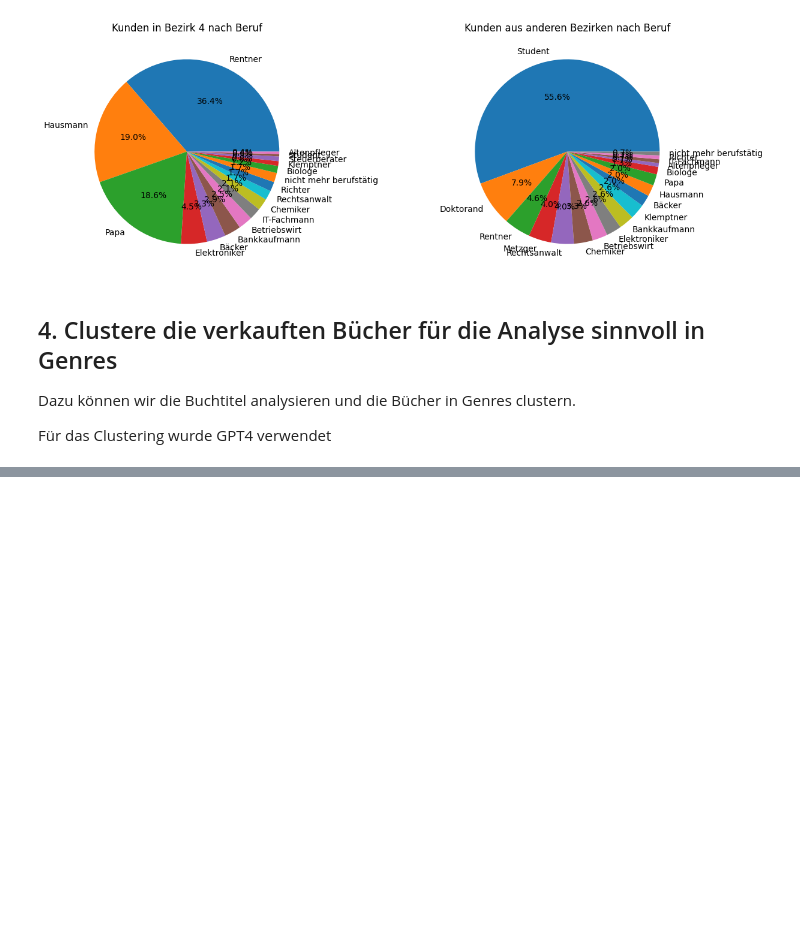
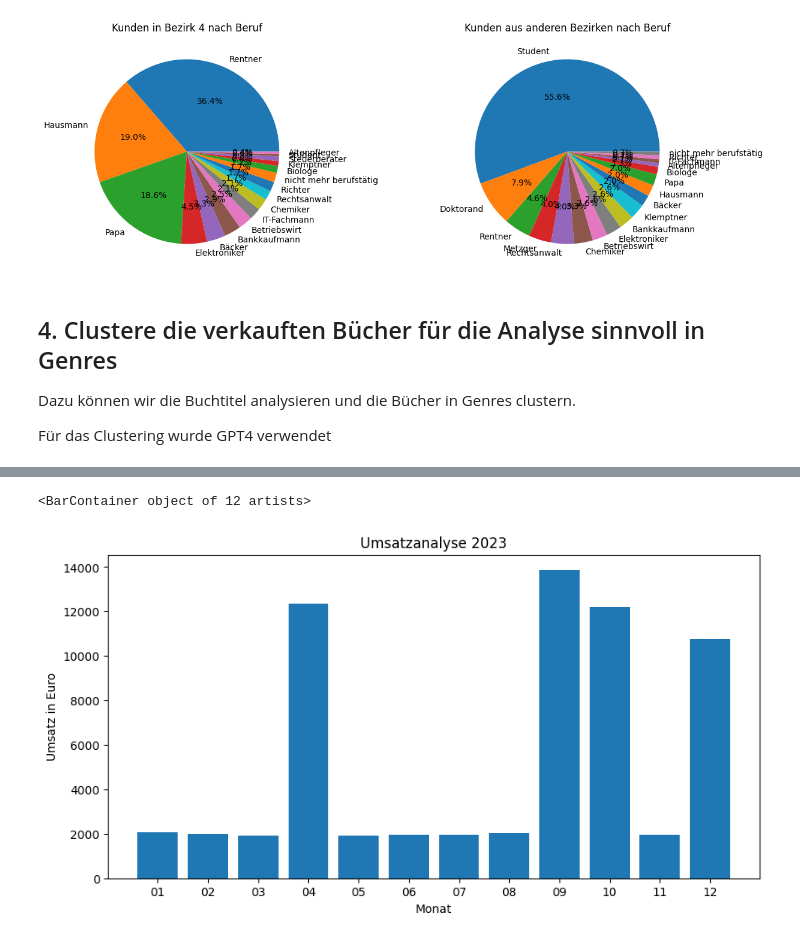
Before and after one commit to xTerradon/DHBW_DataScience, a Jupyter notebook: main.ipynb, the cells around one changed output, grey strips where cells are left out. Cells and saved outputs as stored; diff of their text form; code cells hidden in the pictures; blank space fills up the shorter version.

```diff
--- a/main.ipynb
+++ b/main.ipynb
@@ -259,0 +375,9 @@ titel_clustering = {
+# %%
+plt.figure(figsize=(10,5))
+plt.title("Umsatzanalyse 2023")
+plt.xlabel("Monat")
+plt.ylabel("Umsatz in Euro")
+plt.bar(grouped.index.astype(str).str.replace("2023-",""), grouped["Preis"])
+# %% [output]
+<BarContainer object of 12 artists>
+[figure, added]
```
Also changed, not shown: parts of 15 cells of this notebook.
